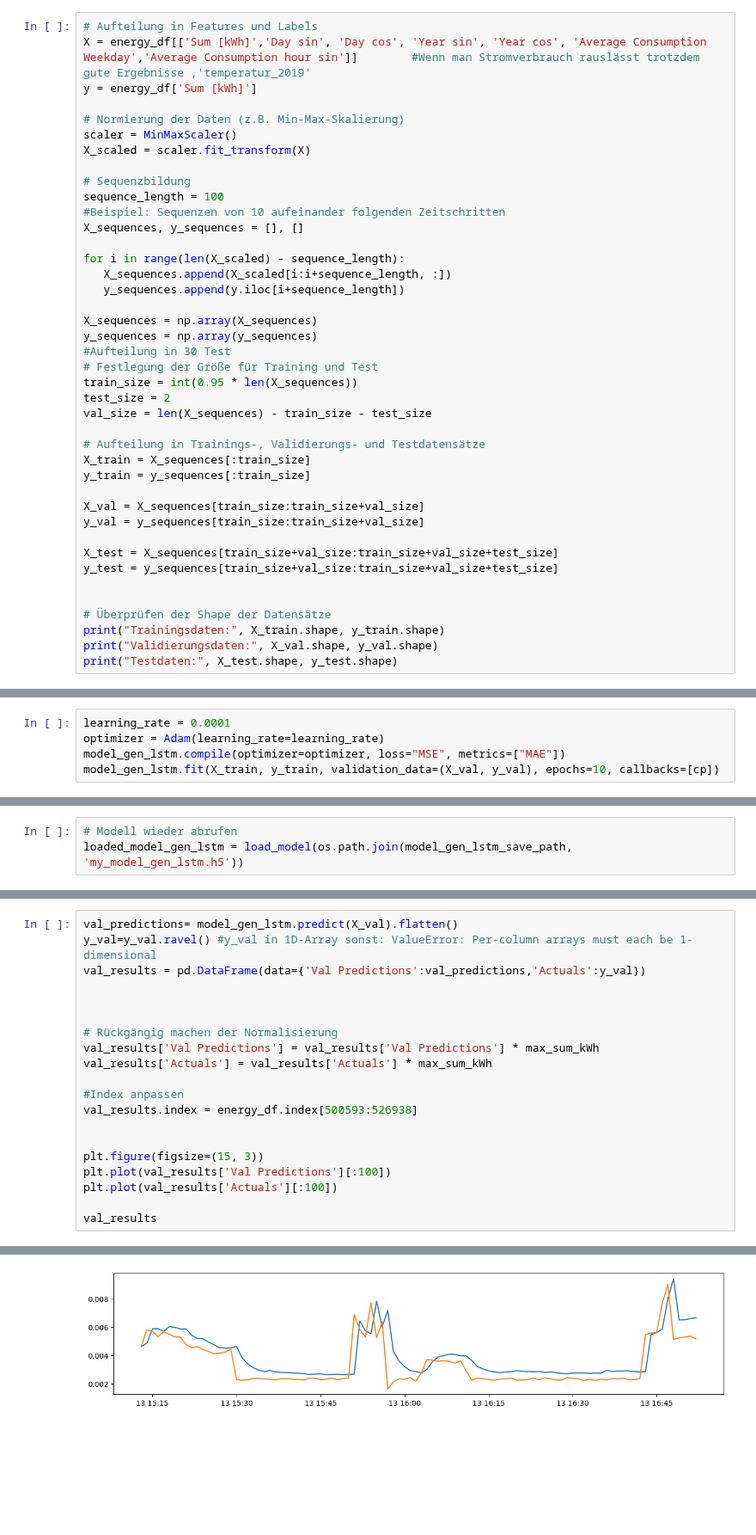
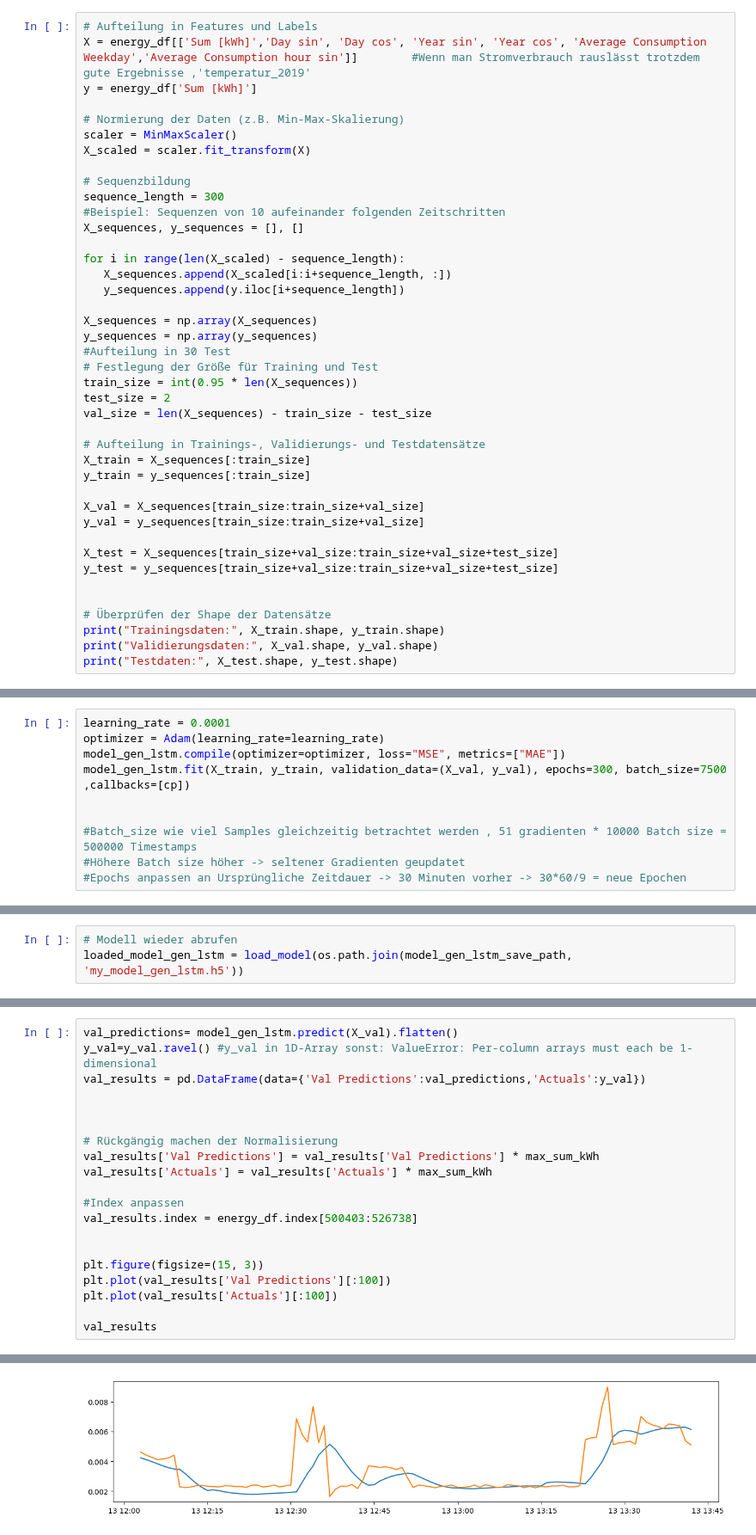
Before and after one commit to th-koeln-iet/PLF, a Jupyter notebook: Geniesser LSTM Patch.ipynb, the cells around one changed output, grey strips where cells are left out. Shown at 86% size. Saved outputs shown, nothing was run; the diff lists cells and outputs as text; blank space fills up the shorter version.

```diff
--- a/Geniesser LSTM Patch.ipynb
+++ b/Geniesser LSTM Patch.ipynb
@@ -150,7 +157,7 @@ scaler = MinMaxScaler()
 X_scaled = scaler.fit_transform(X)
 
 # Sequenzbildung
-sequence_length = 100                                                                                                           #Beispiel: Sequenzen von 10 aufeinander folgenden Zeitschritten
+sequence_length = 300                                                                                                          #Beispiel: Sequenzen von 10 aufeinander folgenden Zeitschritten
 X_sequences, y_sequences = [], []
 
 for i in range(len(X_scaled) - sequence_length):
@@ -243,5 +268,10 @@ cp = ModelCheckpoint(checkpoint_filepath, save_best_only=True)
 learning_rate = 0.0001
 optimizer = Adam(learning_rate=learning_rate)
 model_gen_lstm.compile(optimizer=optimizer, loss="MSE", metrics=["MAE"])
-model_gen_lstm.fit(X_train, y_train, validation_data=(X_val, y_val), epochs=10, callbacks=[cp])
+model_gen_lstm.fit(X_train, y_train, validation_data=(X_val, y_val), epochs=300, batch_size=7500 ,callbacks=[cp])
+
+
+#Batch_size wie viel Samples gleichzeitig betrachtet werden , 51 gradienten * 10000 Batch size = 500000 Timestamps
+#Höhere Batch size höher -> seltener Gradienten geupdatet
+#Epochs anpassen an Ursprüngliche Zeitdauer -> 30 Minuten vorher -> 30*60/9 = neue Epochen
 # %% [output]
@@ -324,7 +353,7 @@ val_results['Val Predictions'] = val_results['Val Predictions'] * max_sum_kWh
 val_results['Actuals'] = val_results['Actuals'] * max_sum_kWh
 
 #Index anpassen
-val_results.index = energy_df.index[500593:526938]
+val_results.index = energy_df.index[500403:526738]
 
 
 plt.figure(figsize=(15, 3))
@@ -351,4 +380,4 @@ val_results
-[figure, old version]
+[figure, new version]
 # %%
 #Test= Endgültige Bewertung des Modells anhand völlig unbekannter Daten
 test_predictions= model_gen_lstm.predict(X_test).flatten()
```
Also changed, not shown: parts of 10 cells of this notebook, 4 other files.
